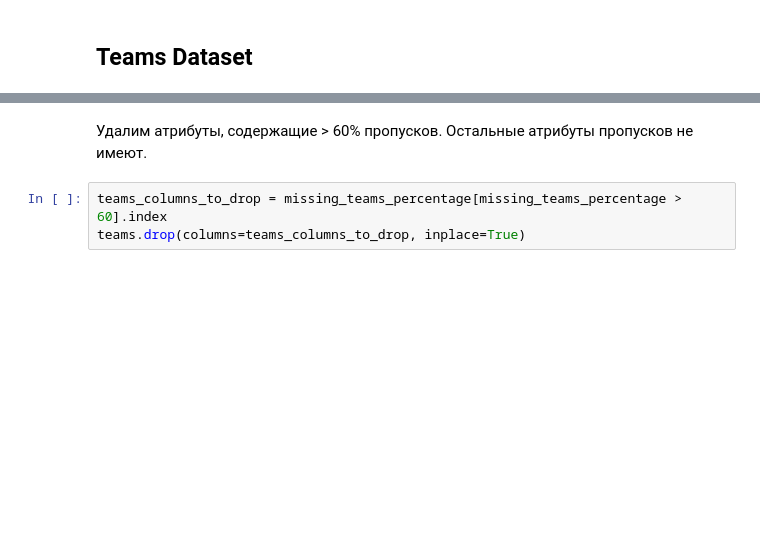
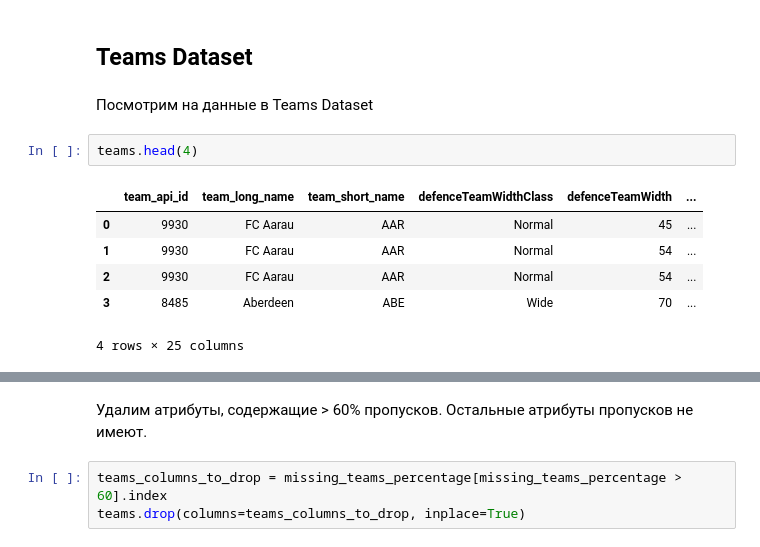
Before and after one commit to dplus-t/Changellenge_Final_Project, a Jupyter notebook: 2_Step.ipynb, the cells around one changed output, grey strips where cells are left out. Drawn from its saved outputs; the diff is of its cells as text; blank space fills up the shorter version.

```diff
--- a/2_Step.ipynb
+++ b/2_Step.ipynb
@@ -92,2 +146,13 @@ players[players_columns_to_fill] = players[missing_players_percentage[missing_pl
 # %% [markdown]
 ## Teams Dataset
+# %% [markdown]
+Посмотрим на данные в Teams Dataset
+# %%
+teams.head(4)
+# %% [output]
+|  | team_api_id | team_long_name | team_short_name | defenceTeamWidthClass | defenceTeamWidth | ... |
+| 0 | 9930 | FC Aarau | AAR | Normal | 45 | ... |
+| 1 | 9930 | FC Aarau | AAR | Normal | 54 | ... |
+| 2 | 9930 | FC Aarau | AAR | Normal | 54 | ... |
+| 3 | 8485 | Aberdeen | ABE | Wide | 70 | ... |
+4 rows × 25 columns
```
Also changed, not shown: parts of 26 cells of this notebook, 1 other file.
